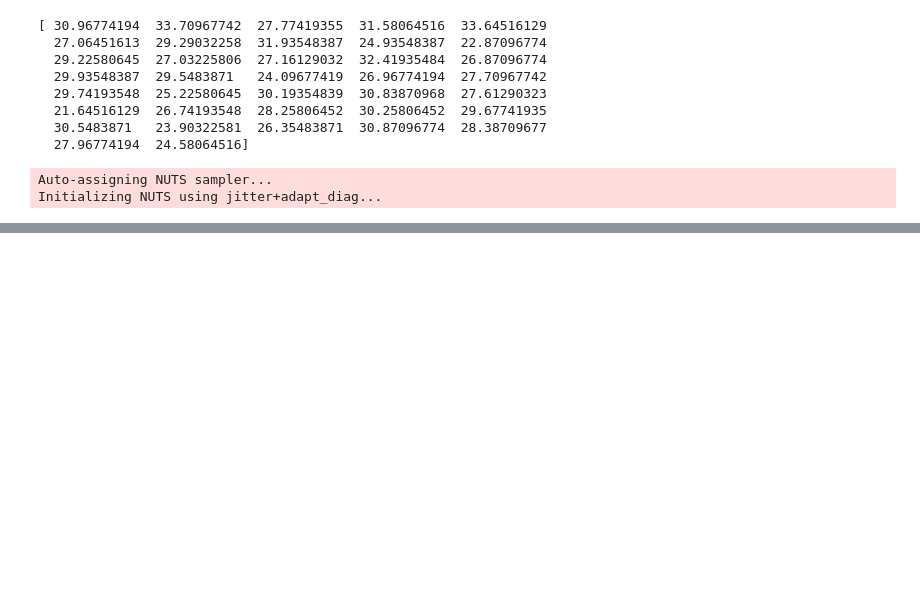
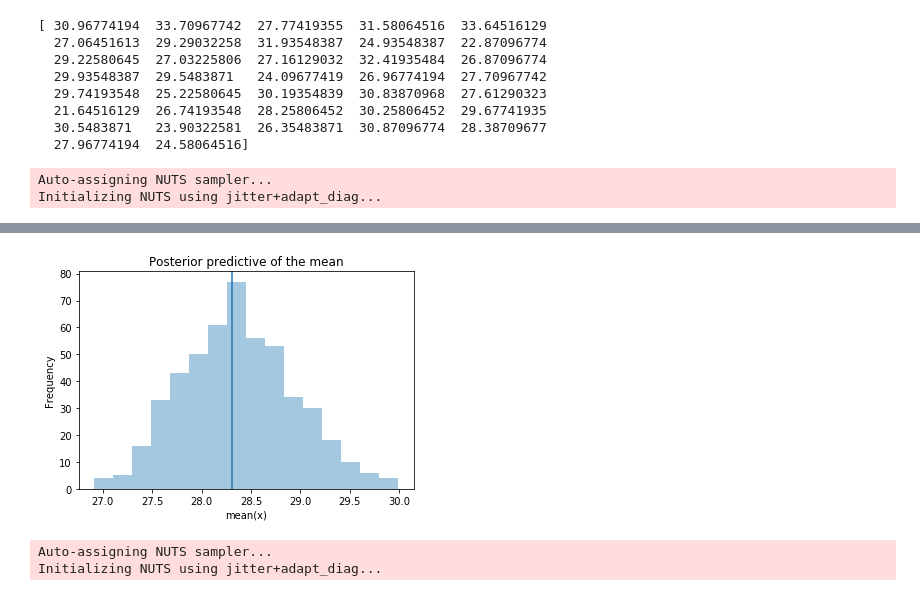
Before and after one commit to jenk1/Mean-Heating-Degree-Days, a Jupyter notebook: NewVersion(Test11).ipynb, the cells around one changed output, grey strips where cells are left out. Cells and saved outputs as stored; diff of their text form; code cells hidden in the pictures; blank space fills up the shorter version.

```diff
--- a/NewVersion(Test11).ipynb
+++ b/NewVersion(Test11).ipynb
@@ -148,0 +167,9 @@ ax.set(title='Posterior predictive of the mean', xlabel='mean(x)', ylabel='Frequ
+# %%
+ppc = pm.sample_ppc(trace, samples=500, model=model, size=100)
+# %%
+ax = plt.subplot()
+sns.distplot([n.mean() for n in ppc['n']], kde=False, ax=ax)
+ax.axvline(JanArray.mean())
+ax.set(title='Posterior predictive of the mean', xlabel='mean(x)', ylabel='Frequency');
+# %% [output]
+[figure, added]
@@ -148,0 +178,10 @@ ax.set(title='Posterior predictive of the mean', xlabel='mean(x)', ylabel='Frequ
+# %%
+with pm.Model() as model:
+    mu = pm.Normal('mu', mu=50, sd=50)
+    sd = pm.HalfNormal('sd', sd=20)
+    n = pm.Normal('n', mu=mu, sd=sd, observed=JanArray)
+
+    trace = pm.sample(5000)
+# %% [output]
+Auto-assigning NUTS sampler...
+Initializing NUTS using jitter+adapt_diag...
```
Also changed, not shown: parts of 24 cells of this notebook.
